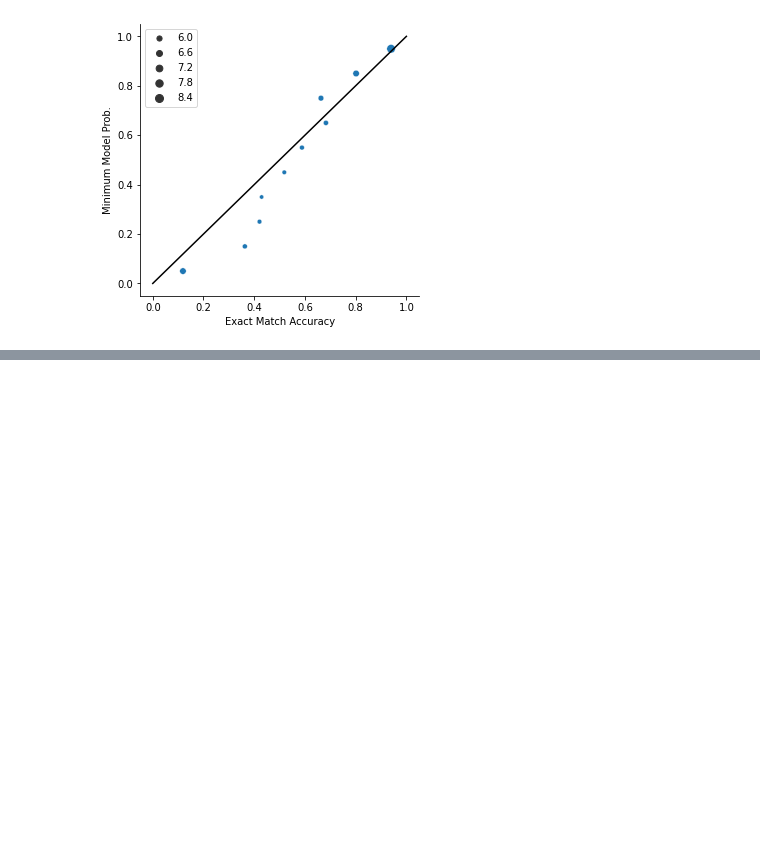
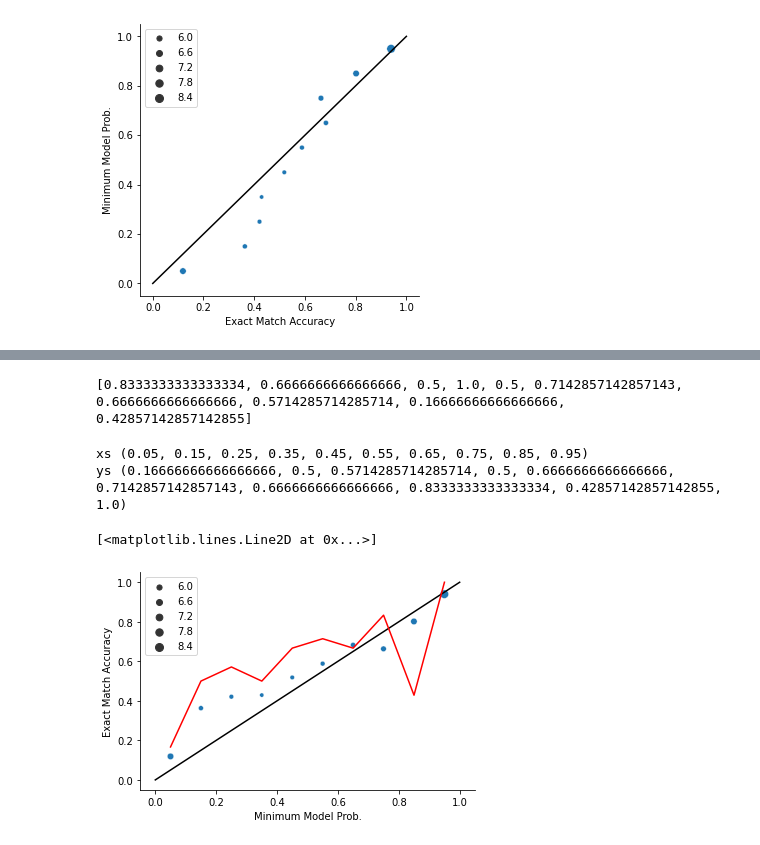
Before and after one commit to esteng/calibration_miso, a Jupyter notebook: analysis/calibration_seq_plot.ipynb, the cells around one changed output, grey strips where cells are left out. Cells and saved outputs as stored; diff of their text form; code cells hidden in the pictures; blank space fills up the shorter version.

```diff
--- a/analysis/calibration_seq_plot.ipynb
+++ b/analysis/calibration_seq_plot.ipynb
@@ -173,0 +230,46 @@ with open(out_file, "w") as f1, open(tgt_out_file, "w") as tgtf, open(src_out_fi
+# %%
+from collections import defaultdict
+from matplotlib import pyplot as plt
+import seaborn as sns
+import numpy as np
+
+non_rewritten_correct_to_plot = []
+non_rewritten_dict = defaultdict(list)
+for nr in non_rewritten_data:
+    non_rewritten_dict[nr['json_entry']['bin']].append(int(nr['is_correct_most_likely']))
+
+# we can add rewritten to the same plot
+for r in rewritten_data:
+    non_rewritten_dict[r['json_entry']['bin']].append(int(r['is_correct']))
+
+xs = []
+ys = []
+for bin, is_correct_list in non_rewritten_dict.items():
+    xs.append(bin)
+    ys.append(np.mean(is_correct_list))
+
+print(ys)
+# %% [output]
+[0.8333333333333334, 0.6666666666666666, 0.5, 1.0, 0.5, 0.7142857142857143, 0.6666666666666666, 0.5714285714285714, 0.16666666666666666, 0.42857142857142855]
+# %%
+fig, ax = plt.subplots()
+# swap df
+swapped_df = df_to_plot.copy()
+swapped_df['prob_correct'] = df_to_plot['prob_model']
+swapped_df['prob_model'] = df_to_plot['prob_correct']
+
+plot = plot_df(swapped_df, xlabel="Minimum Model Prob.", ylabel="Exact Match Accuracy", ax = ax)
+
+xys = list(zip(xs, ys))
+# sort by bin
+xys = sorted(xys, key=lambda x: x[0])
+xs, ys = zip(*xys)
+print("xs", xs)
+print("ys", ys)
+# now we've swapped to have accuracy on the y axis
+ax.plot(xs, ys, label="Non-Rewritten", color="red")
+# %% [output]
+xs (0.05, 0.15, 0.25, 0.35, 0.45, 0.55, 0.65, 0.75, 0.85, 0.95)
+ys (0.16666666666666666, 0.5, 0.5714285714285714, 0.5, 0.6666666666666666, 0.7142857142857143, 0.6666666666666666, 0.8333333333333334, 0.42857142857142855, 1.0)
+[<matplotlib.lines.Line2D at 0x...>]
+[figure, added]
```
Also changed, not shown: parts of 4 cells of this notebook, 7 other files.
